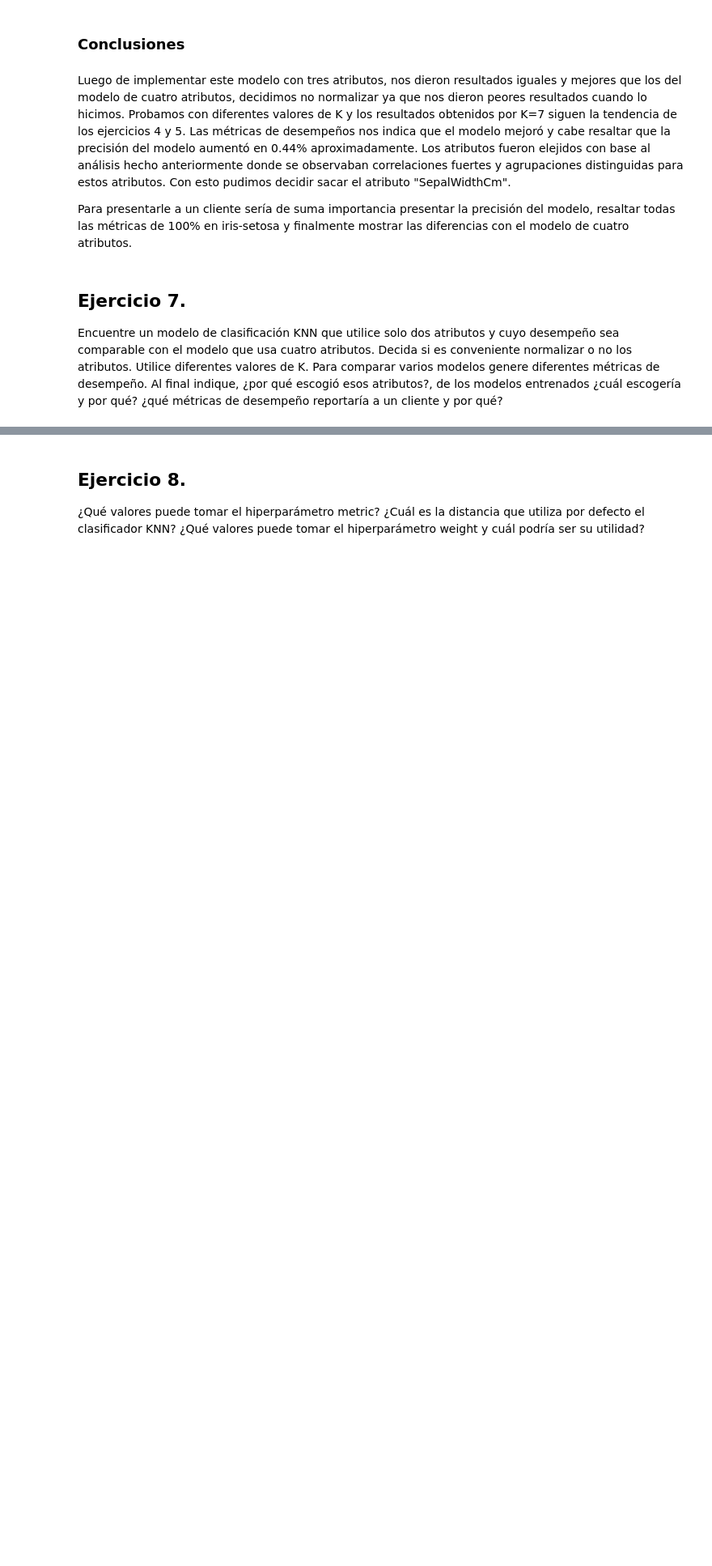
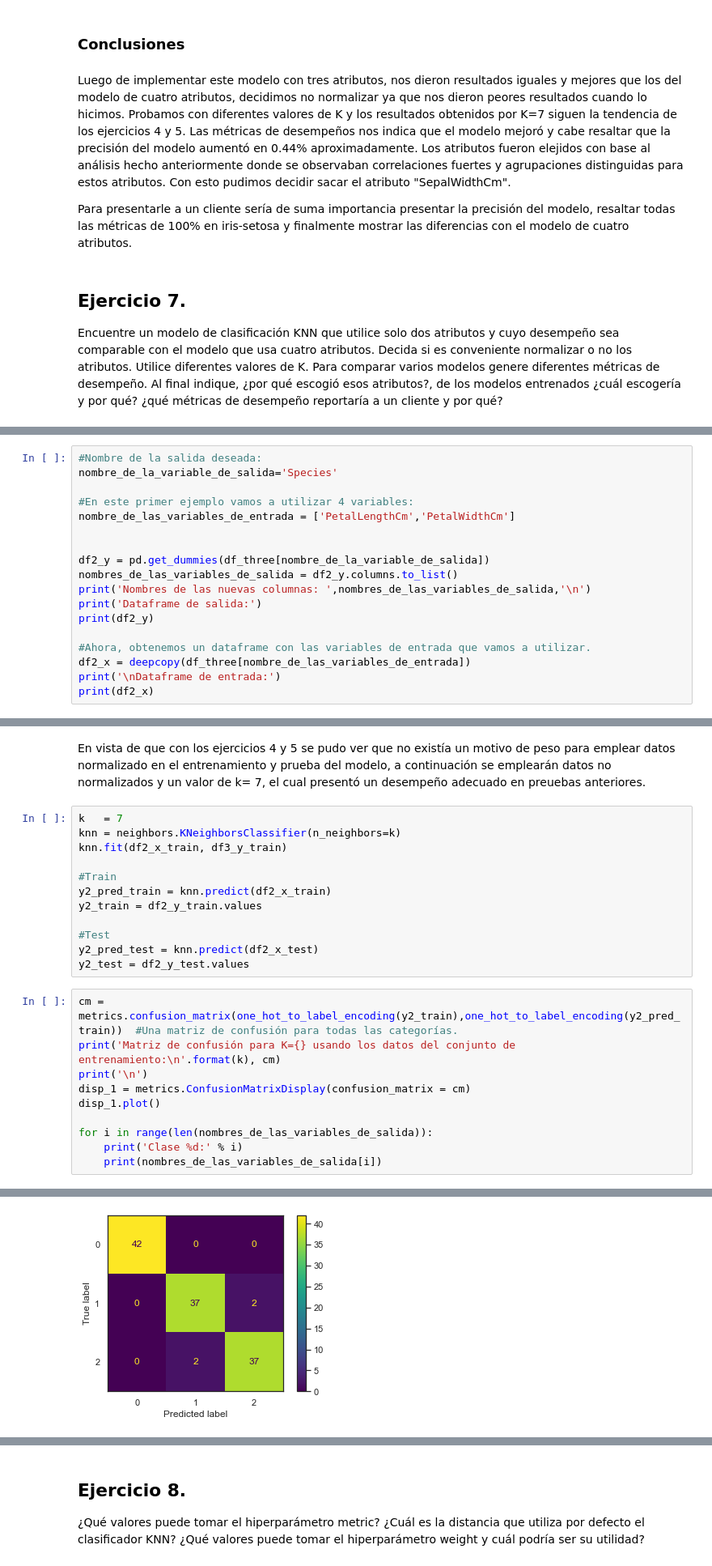
Before and after one commit to julian-b24/knn-classificator, a Jupyter notebook: Ejericicios_3_IA.ipynb, the cells around one changed output, grey strips where cells are left out. Shown at 81% size. Drawn from its saved outputs; the diff is of its cells as text; blank space fills up the shorter version.

```diff
--- a/Ejericicios_3_IA.ipynb
+++ b/Ejericicios_3_IA.ipynb
@@ -1428,0 +1476,18 @@ Al final indique, ¿por qué escogió esos atributos?, de los modelos entrenados
+# %%
+#Nombre de la salida deseada:
+nombre_de_la_variable_de_salida='Species'
+
+#En este primer ejemplo vamos a utilizar 4 variables:
+nombre_de_las_variables_de_entrada = ['PetalLengthCm','PetalWidthCm']
+
+
+df2_y = pd.get_dummies(df_three[nombre_de_la_variable_de_salida])
+nombres_de_las_variables_de_salida = df2_y.columns.to_list()
+print('Nombres de las nuevas columnas: ',nombres_de_las_variables_de_salida,'\n')
+print('Dataframe de salida:')
+print(df2_y)
+
+#Ahora, obtenemos un dataframe con las variables de entrada que vamos a utilizar.
+df2_x = deepcopy(df_three[nombre_de_las_variables_de_entrada])
+print('\nDataframe de entrada:')
+print(df2_x)
@@ -1428,0 +1558,25 @@ Al final indique, ¿por qué escogió esos atributos?, de los modelos entrenados
+# %% [markdown]
+En vista de que con los ejercicios 4 y 5 se pudo ver que no existía un motivo de peso para emplear datos normalizado en el entrenamiento y prueba del modelo, a continuación se emplearán datos no normalizados y un valor de k= 7, el cual presentó un desempeño adecuado en preuebas anteriores.
+# %%
+k   = 7
+knn = neighbors.KNeighborsClassifier(n_neighbors=k)
+knn.fit(df2_x_train, df3_y_train)
+
+#Train
+y2_pred_train = knn.predict(df2_x_train)
+y2_train = df2_y_train.values
+
+#Test
+y2_pred_test = knn.predict(df2_x_test)
+y2_test = df2_y_test.values
+# %%
+cm = metrics.confusion_matrix(one_hot_to_label_encoding(y2_train),one_hot_to_label_encoding(y2_pred_train))  #Una matriz de confusión para todas las categorías.
+print('Matriz de confusión para K={} usando los datos del conjunto de entrenamiento:\n'.format(k), cm)
+print('\n')
+disp_1 = metrics.ConfusionMatrixDisplay(confusion_matrix = cm)
+disp_1.plot()
+
+for i in range(len(nombres_de_las_variables_de_salida)):
+    print('Clase %d:' % i)
+    print(nombres_de_las_variables_de_salida[i])
+# %% [output]
@@ -1428,0 +1595 @@ Al final indique, ¿por qué escogió esos atributos?, de los modelos entrenados
+[figure, added]
```
Also changed, not shown: parts of 25 cells of this notebook.
